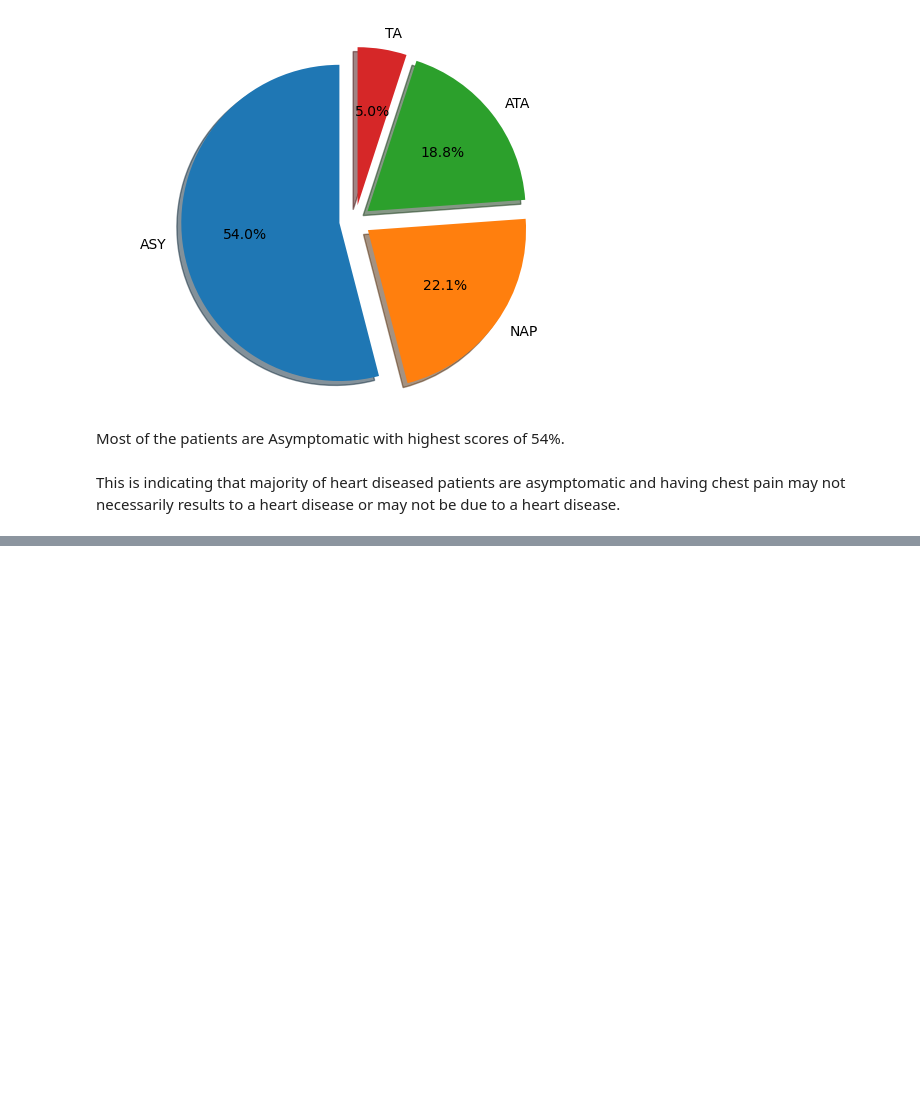
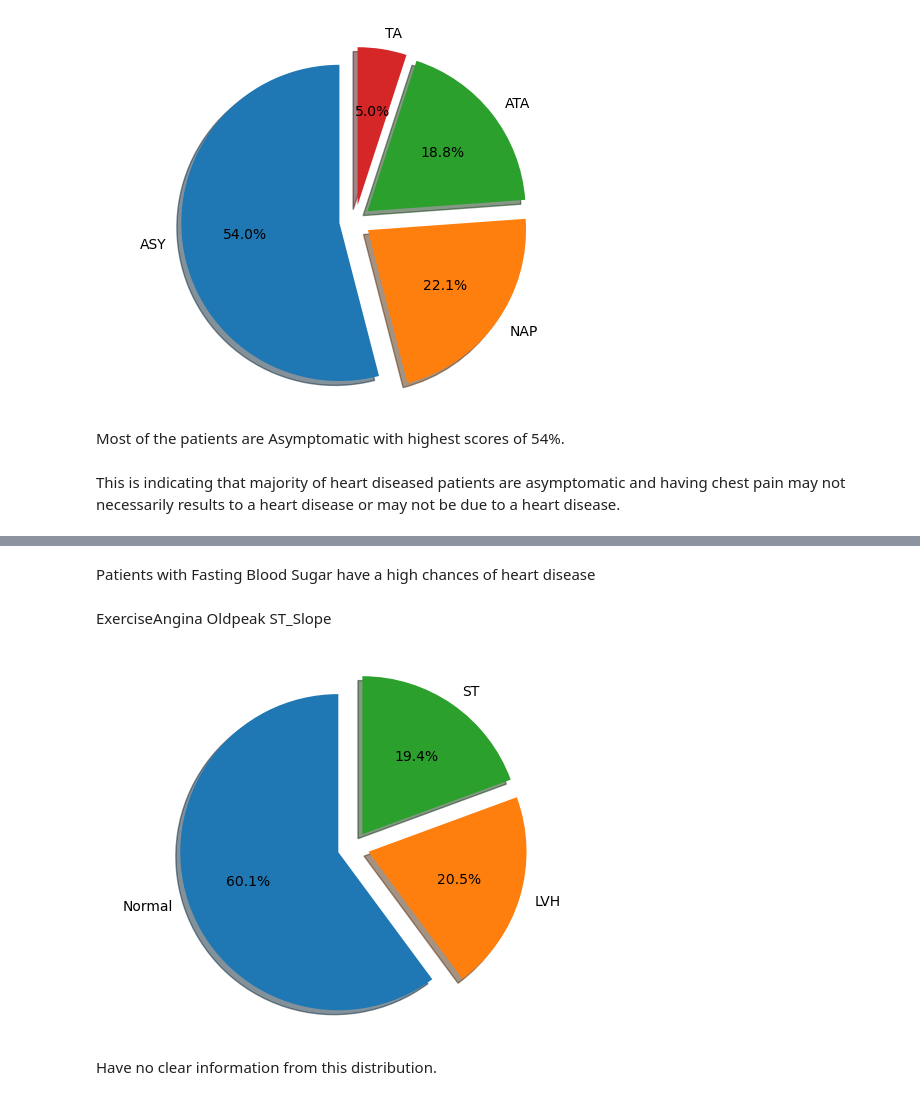
Before and after one commit to elsunais6167/heart_disease_prediction, a Jupyter notebook: alogrithms.ipynb, the cells around one changed output, grey strips where cells are left out. Saved outputs shown, nothing was run; the diff lists cells and outputs as text; code cells hidden in the pictures; blank space fills up the shorter version.

```diff
--- a/alogrithms.ipynb
+++ b/alogrithms.ipynb
@@ -189,0 +241,19 @@ rbp_hds.show()
+# %% [markdown]
+Patients with Fasting Blood Sugar have a high chances of heart disease
+# %% [markdown]
+ExerciseAngina
+Oldpeak
+ST_Slope
+# %%
+#percentage distrubtion of Resting ECG
+
+fbs_counts = data['RestingECG'].value_counts()
+labels = 'Normal', 'LVH', 'ST'
+explode = (0.1,0.1,0.1)
+
+ax = plt.subplot()
+ax.pie(fbs_counts, explode=explode, labels=labels, autopct='%1.1f%%', shadow=True, startangle=90)
+ax.axis('equal')
+plt.show()
+# %% [output]
+[figure, added]
@@ -189,0 +269,2 @@ rbp_hds.show()
+# %% [markdown]
+Have no clear information from this distribution.
```
Also changed, not shown: parts of 15 cells of this notebook.
